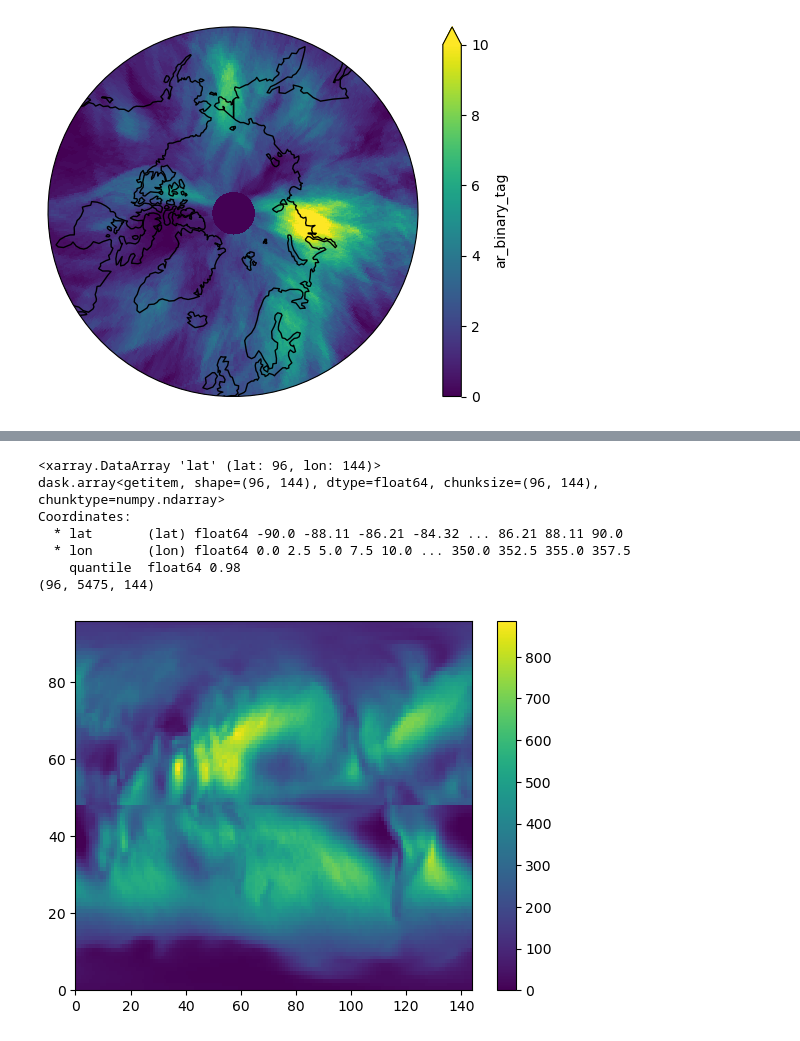
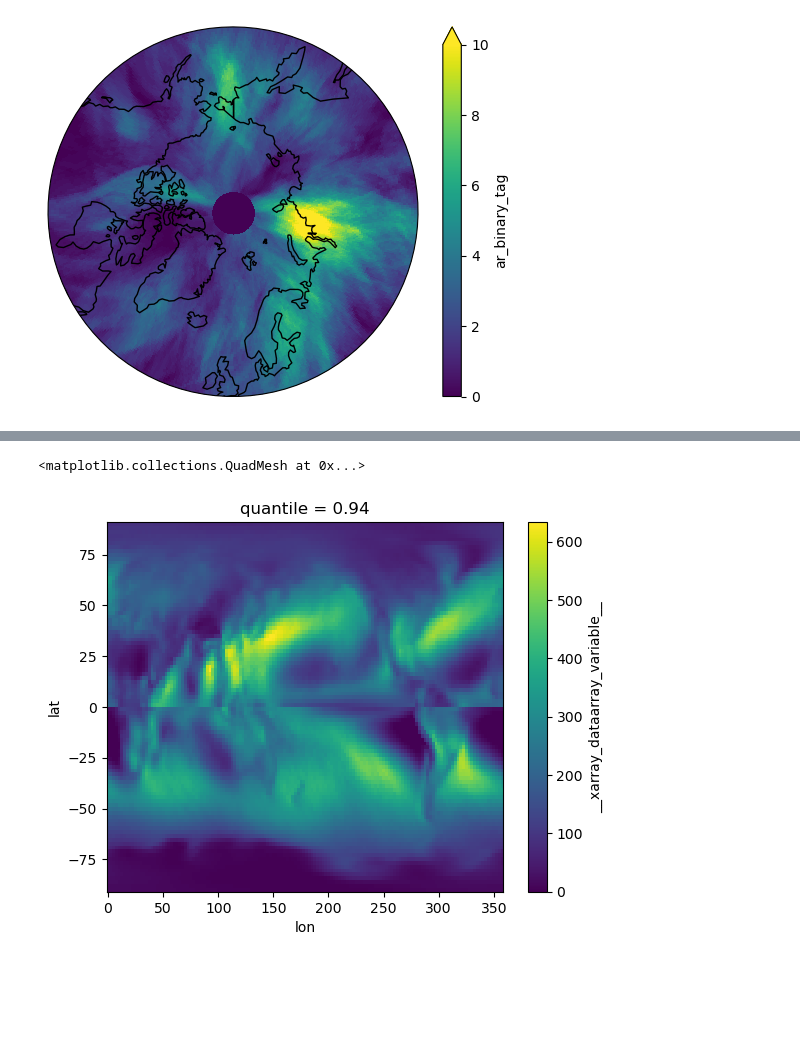
Before and after one commit to eScience-course/Tjaernoe2022-group5, a Jupyter notebook: notebooks/Remy/test_scripts/test_AR.ipynb, the cells around one changed output, grey strips where cells are left out. Cells and saved outputs as stored; diff of their text form; code cells hidden in the pictures; blank space fills up the shorter version.

```diff
--- a/notebooks/Remy/test_scripts/test_AR.ipynb
+++ b/notebooks/Remy/test_scripts/test_AR.ipynb
@@ -95,16 +96,7 @@ plt.show()
-# %%
-q98 = ivt_ns_pos.chunk(dict(time=-1)).quantile(0.98,'time')
-# %% [output]
-<xarray.DataArray 'lat' (lat: 96, lon: 144)>
-dask.array<getitem, shape=(96, 144), dtype=float64, chunksize=(96, 144), chunktype=numpy.ndarray>
-Coordinates:
-  * lat       (lat) float64 -90.0 -88.11 -86.21 -84.32 ... 86.21 88.11 90.0
-  * lon       (lon) float64 0.0 2.5 5.0 7.5 10.0 ... 350.0 352.5 355.0 357.5
-    quantile  float64 0.98
-(96, 5475, 144)
-# %%
-plt.pcolormesh(q98)
-plt.colorbar()
-plt.show()
-# %% [output]
-[figure, removed]
+# %%
+AR_crit = xr.open_dataset('../q94_2000.nc')
+test_val = AR_crit['__xarray_dataarray_variable__']
+xr.plot.pcolormesh(test_val)
+# %% [output]
+<matplotlib.collections.QuadMesh at 0x...>
+[figure, added]
```
Also changed, not shown: parts of 10 cells of this notebook, 2 other files.
